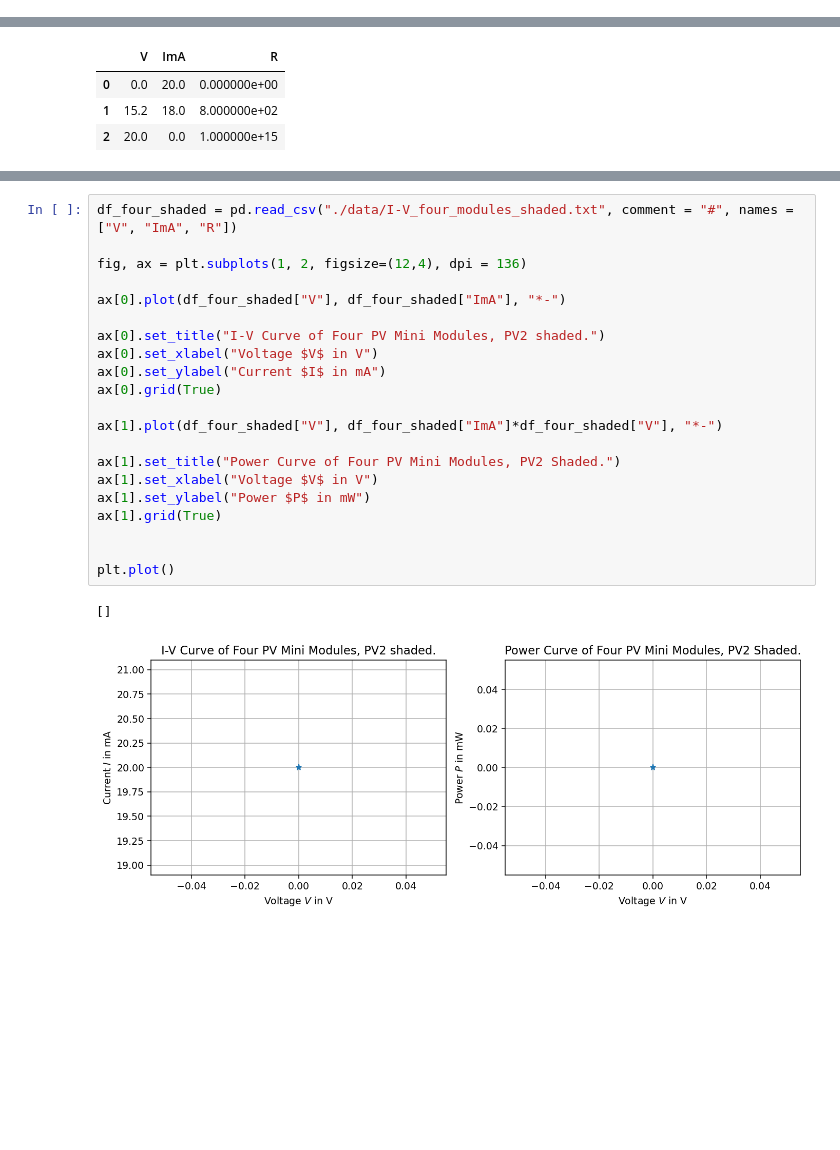
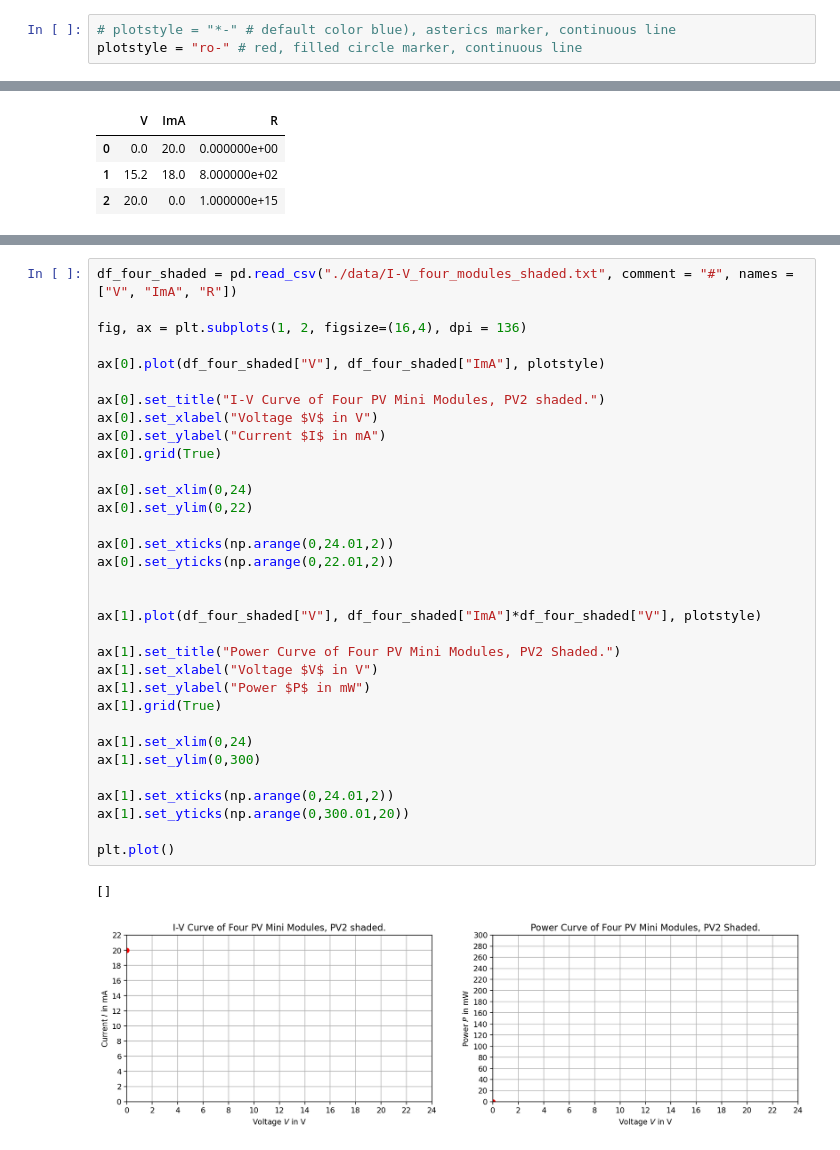
Before and after one commit to rolfbecker/EE_8115_2_EEng_LAB_WS2024, a Jupyter notebook: ex3/PV-Modules_Exercise_V001.ipynb, the cells around one changed output, grey strips where cells are left out. Saved outputs shown, nothing was run; the diff lists cells and outputs as text; blank space fills up the shorter version.

```diff
--- a/ex3/PV-Modules_Exercise_V001.ipynb
+++ b/ex3/PV-Modules_Exercise_V001.ipynb
@@ -107,6 +108,9 @@ import matplotlib.pyplot as plt
 import pandas as pd
 # %%
 #help(pd.read_csv)
+# %%
+# plotstyle = "*-" # default color blue), asterics marker, continuous line
+plotstyle = "ro-" # red, filled circle marker, continuous line
 # %%
 # load data
 df_single = pd.read_csv("./data/I-V_single_module.txt", comment = "#", names = ["V", "ImA", "R"])
@@ -227,25 +248,37 @@ Use enough different resistor values! **Sample the I-V-curve appropriately, esp.
 # %%
 df_four_shaded = pd.read_csv("./data/I-V_four_modules_shaded.txt", comment = "#", names = ["V", "ImA", "R"])
 
-fig, ax = plt.subplots(1, 2, figsize=(12,4), dpi = 136)
+fig, ax = plt.subplots(1, 2, figsize=(16,4), dpi = 136)
 
-ax[0].plot(df_four_shaded["V"], df_four_shaded["ImA"], "*-")
+ax[0].plot(df_four_shaded["V"], df_four_shaded["ImA"], plotstyle)
 
 ax[0].set_title("I-V Curve of Four PV Mini Modules, PV2 shaded.")
 ax[0].set_xlabel("Voltage $V$ in V")
 ax[0].set_ylabel("Current $I$ in mA")
 ax[0].grid(True)
 
-ax[1].plot(df_four_shaded["V"], df_four_shaded["ImA"]*df_four_shaded["V"], "*-")
+ax[0].set_xlim(0,24)
+ax[0].set_ylim(0,22)
+
+ax[0].set_xticks(np.arange(0,24.01,2))
+ax[0].set_yticks(np.arange(0,22.01,2))
+
+
+ax[1].plot(df_four_shaded["V"], df_four_shaded["ImA"]*df_four_shaded["V"], plotstyle)
 
 ax[1].set_title("Power Curve of Four PV Mini Modules, PV2 Shaded.")
 ax[1].set_xlabel("Voltage $V$ in V")
 ax[1].set_ylabel("Power $P$ in mW")
 ax[1].grid(True)
 
+ax[1].set_xlim(0,24)
+ax[1].set_ylim(0,300)
+
+ax[1].set_xticks(np.arange(0,24.01,2))
+ax[1].set_yticks(np.arange(0,300.01,20))
 
 plt.plot()
 # %% [output]
 []
-[figure, old version]
+[figure, new version]
 # %% [markdown]
```
Also changed, not shown: parts of 9 cells of this notebook, 1 other file.
